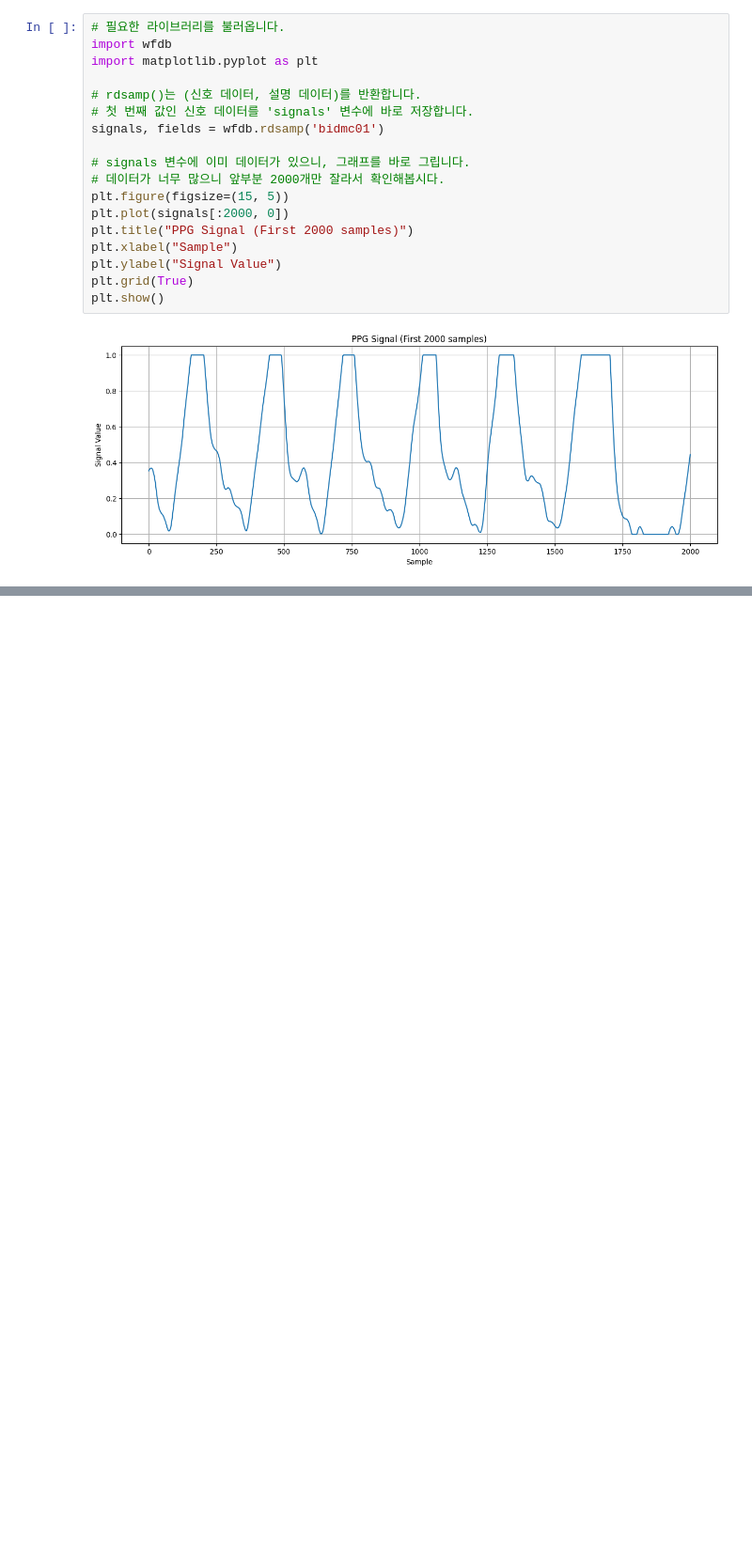
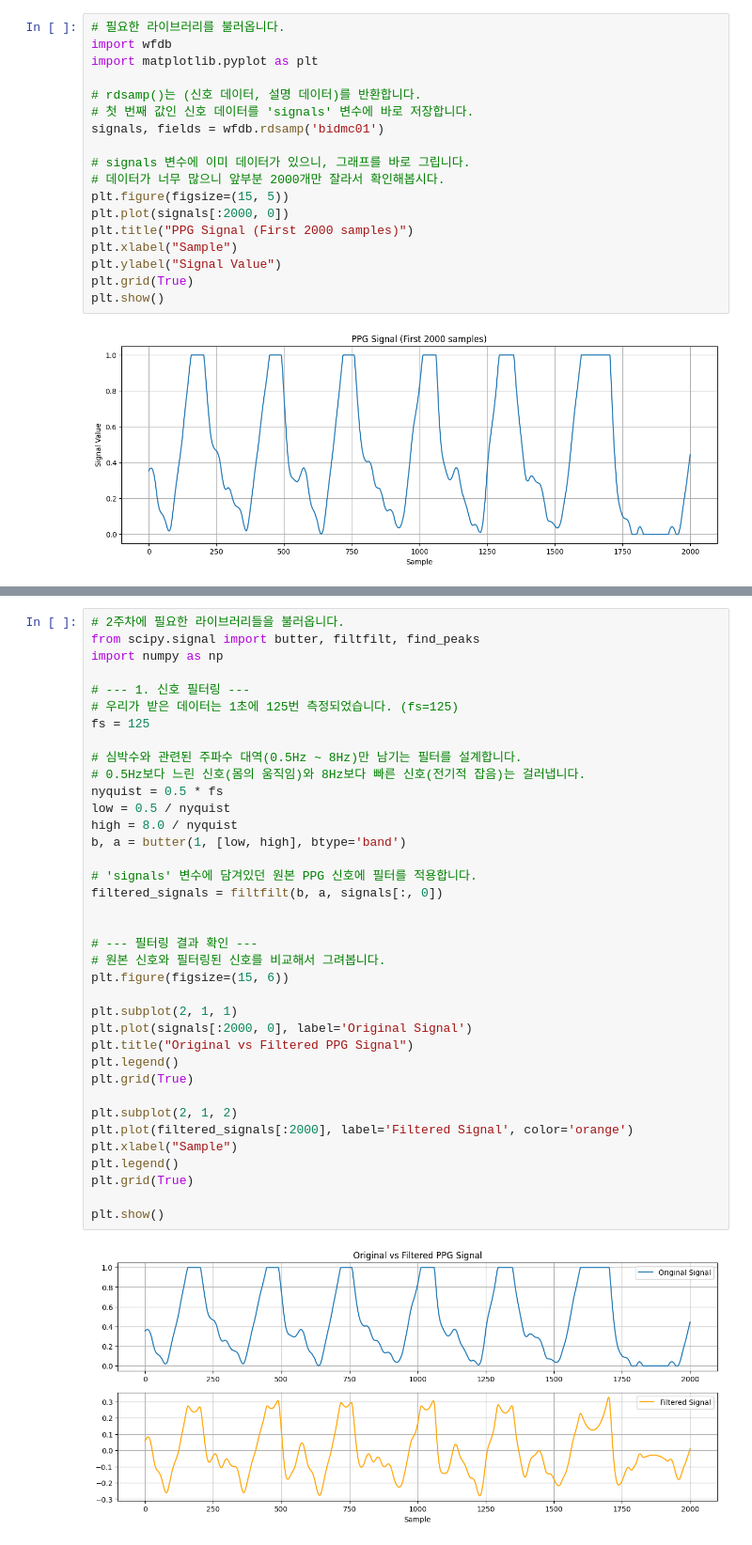
Before and after one commit to yubuhyeon/fatigue-prediction-from-ppg, a Jupyter notebook: 1_data_exploration.ipynb, the cells around one changed output, grey strips where cells are left out. Shown at 94% size. Drawn from its saved outputs; the diff is of its cells as text; blank space fills up the shorter version.

```diff
--- a/1_data_exploration.ipynb
+++ b/1_data_exploration.ipynb
@@ -40,0 +46,39 @@ plt.show()
+# %%
+# 2주차에 필요한 라이브러리들을 불러옵니다.
+from scipy.signal import butter, filtfilt, find_peaks
+import numpy as np
+
+# --- 1. 신호 필터링 ---
+# 우리가 받은 데이터는 1초에 125번 측정되었습니다. (fs=125)
+fs = 125
+
+# 심박수와 관련된 주파수 대역(0.5Hz ~ 8Hz)만 남기는 필터를 설계합니다.
+# 0.5Hz보다 느린 신호(몸의 움직임)와 8Hz보다 빠른 신호(전기적 잡음)는 걸러냅니다.
+nyquist = 0.5 * fs
+low = 0.5 / nyquist
+high = 8.0 / nyquist
+b, a = butter(1, [low, high], btype='band')
+
+# 'signals' 변수에 담겨있던 원본 PPG 신호에 필터를 적용합니다.
+filtered_signals = filtfilt(b, a, signals[:, 0])
+
+
+# --- 필터링 결과 확인 ---
+# 원본 신호와 필터링된 신호를 비교해서 그려봅니다.
+plt.figure(figsize=(15, 6))
+
+plt.subplot(2, 1, 1)
+plt.plot(signals[:2000, 0], label='Original Signal')
+plt.title("Original vs Filtered PPG Signal")
+plt.legend()
+plt.grid(True)
+
+plt.subplot(2, 1, 2)
+plt.plot(filtered_signals[:2000], label='Filtered Signal', color='orange')
+plt.xlabel("Sample")
+plt.legend()
+plt.grid(True)
+
+plt.show()
+# %% [output]
+[figure, added]
```
Also changed, not shown: parts of 4 cells of this notebook.
